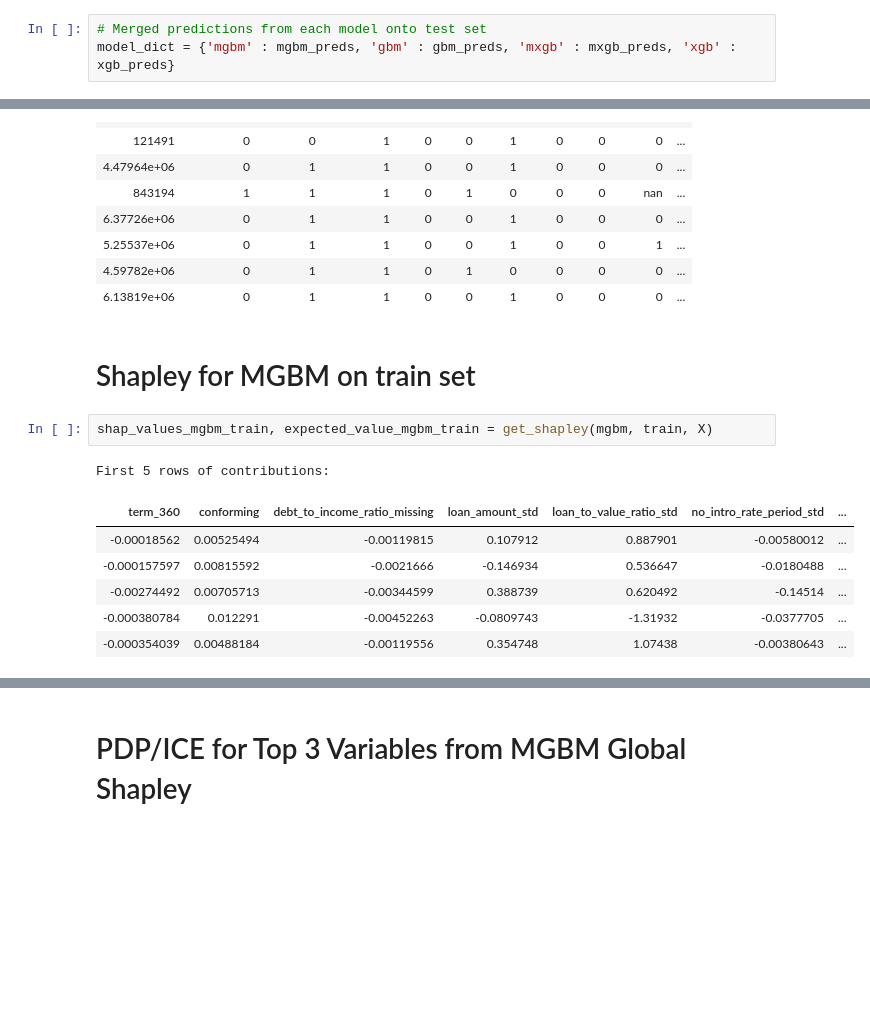
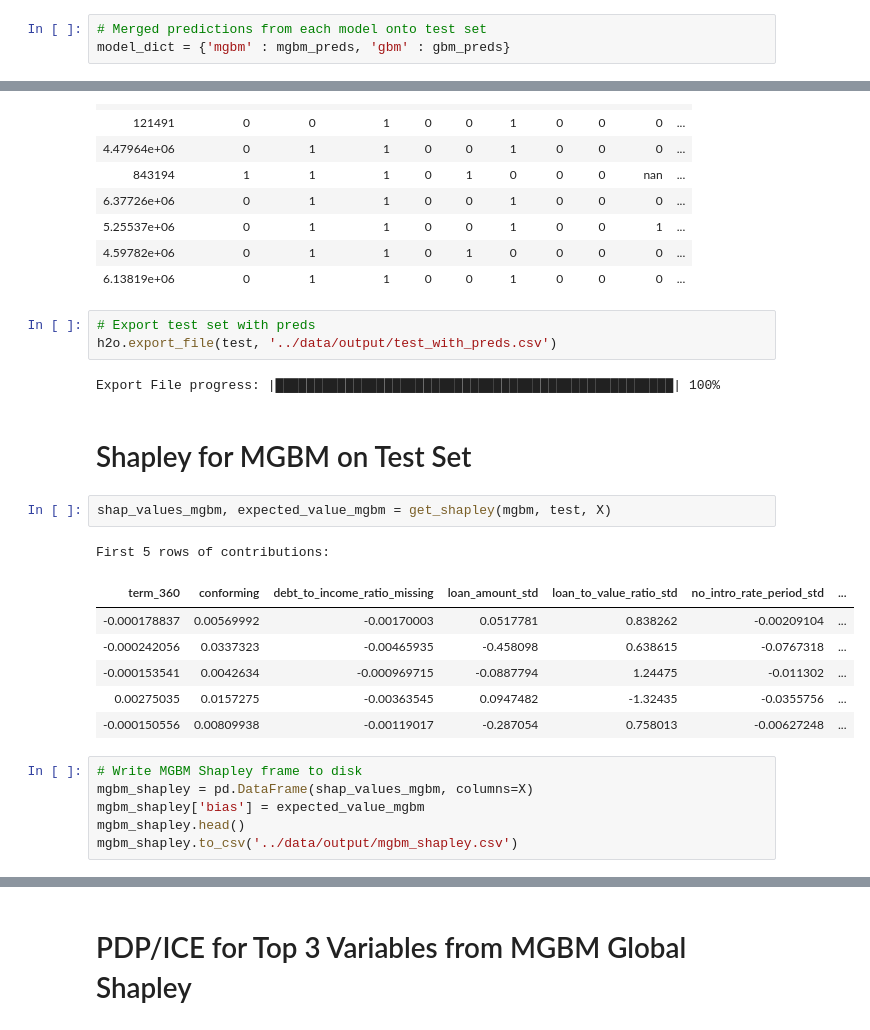
Before and after one commit to h2oai/article-information-2019, a Jupyter notebook: notebooks/perf_pdp_ice_shap_mgbm_hmda.ipynb, the cells around one changed output, grey strips where cells are left out. Drawn from its saved outputs; the diff is of its cells as text; blank space fills up the shorter version.

```diff
--- a/notebooks/perf_pdp_ice_shap_mgbm_hmda.ipynb
+++ b/notebooks/perf_pdp_ice_shap_mgbm_hmda.ipynb
@@ -273,6 +241,6 @@ Unconstrained H2O XGBoost Preds
 # %%
 # Merged predictions from each model onto test set
-model_dict = {'mgbm' : mgbm_preds, 'gbm' : gbm_preds, 'mxgb' : mxgb_preds, 'xgb' : xgb_preds}
+model_dict = {'mgbm' : mgbm_preds, 'gbm' : gbm_preds}
 # %%
 for model_name, model_preds in model_dict.items():
     yhat = 'high_priced_' + model_name + '_pred'
@@ -297,16 +265,27 @@ test.head()
 | 5.25537e+06 | 0 | 1 | 1 | 0 | 0 | 1 | 0 | 0 | 1 | ... |
 | 4.59782e+06 | 0 | 1 | 1 | 0 | 1 | 0 | 0 | 0 | 0 | ... |
 | 6.13819e+06 | 0 | 1 | 1 | 0 | 0 | 1 | 0 | 0 | 0 | ... |
+# %%
+# Export test set with preds
+h2o.export_file(test, '../data/output/test_with_preds.csv')
+# %% [output]
+Export File progress: |███████████████████████████████████████████████████| 100%
 # %% [markdown]
-# Shapley for MGBM on train set
+# Shapley for MGBM on Test Set
 # %%
-shap_values_mgbm_train, expected_value_mgbm_train = get_shapley(mgbm, train, X)
+shap_values_mgbm, expected_value_mgbm = get_shapley(mgbm, test, X)
 # %% [output]
 First 5 rows of contributions:
 | term_360 | conforming | debt_to_income_ratio_missing | loan_amount_std | loan_to_value_ratio_std | no_intro_rate_period_std | ... |
-| -0.00018562 | 0.00525494 | -0.00119815 | 0.107912 | 0.887901 | -0.00580012 | ... |
-| -0.000157597 | 0.00815592 | -0.0021666 | -0.146934 | 0.536647 | -0.0180488 | ... |
-| -0.00274492 | 0.00705713 | -0.00344599 | 0.388739 | 0.620492 | -0.14514 | ... |
-| -0.000380784 | 0.012291 | -0.00452263 | -0.0809743 | -1.31932 | -0.0377705 | ... |
-| -0.000354039 | 0.00488184 | -0.00119556 | 0.354748 | 1.07438 | -0.00380643 | ... |
+| -0.000178837 | 0.00569992 | -0.00170003 | 0.0517781 | 0.838262 | -0.00209104 | ... |
+| -0.000242056 | 0.0337323 | -0.00465935 | -0.458098 | 0.638615 | -0.0767318 | ... |
+| -0.000153541 | 0.0042634 | -0.000969715 | -0.0887794 | 1.24475 | -0.011302 | ... |
+| 0.00275035 | 0.0157275 | -0.00363545 | 0.0947482 | -1.32435 | -0.0355756 | ... |
+| -0.000150556 | 0.00809938 | -0.00119017 | -0.287054 | 0.758013 | -0.00627248 | ... |
+# %%
+# Write MGBM Shapley frame to disk
+mgbm_shapley = pd.DataFrame(shap_values_mgbm, columns=X)
+mgbm_shapley['bias'] = expected_value_mgbm
+mgbm_shapley.head()
+mgbm_shapley.to_csv('../data/output/mgbm_shapley.csv')
 # %%
```
Also changed, not shown: parts of 33 cells of this notebook, 9 other files.
